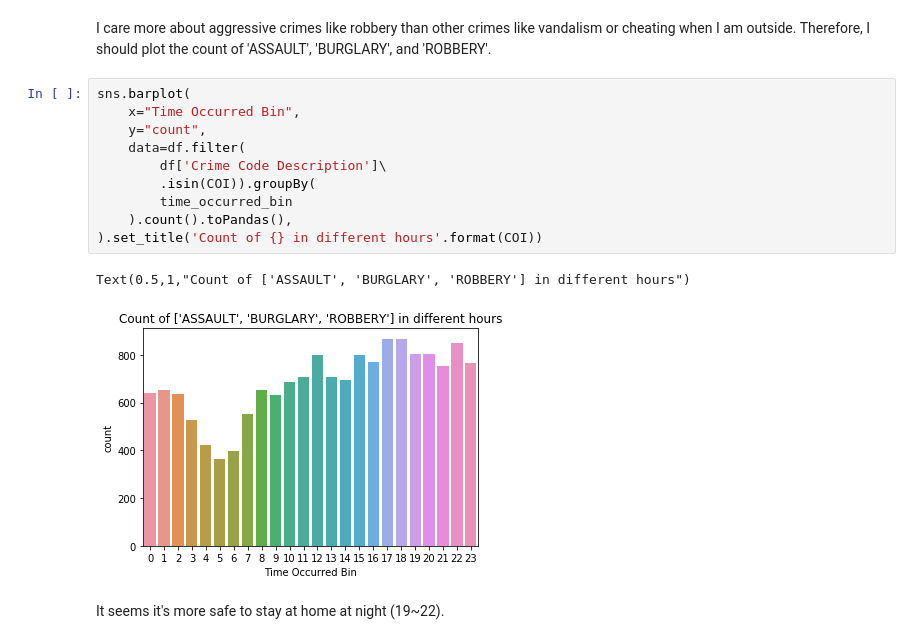
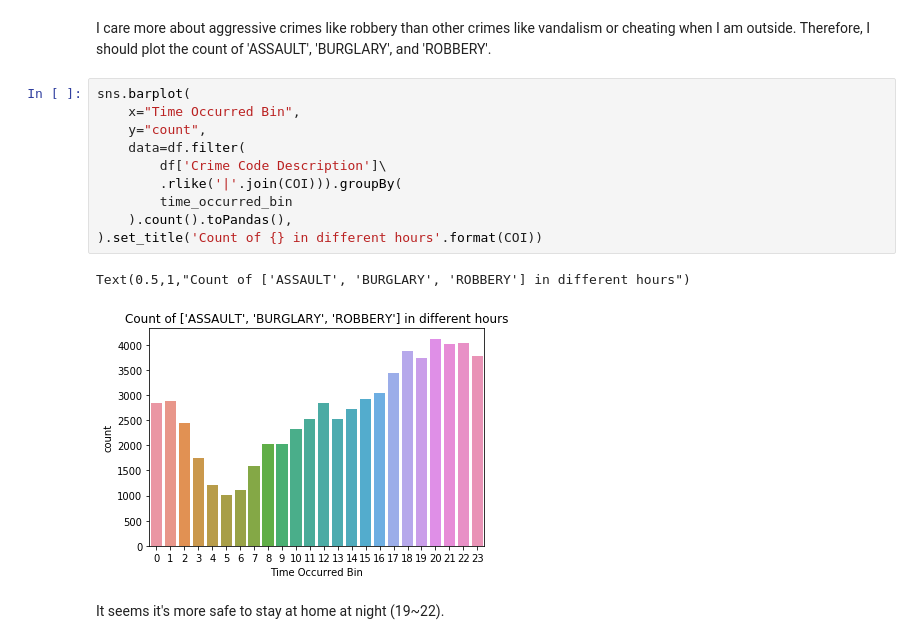
Before and after one commit to Shaofanl/LA_Crime_Analysis, a Jupyter notebook: 1.batch/LA_crime.ipynb, the cells around one changed output. Saved outputs shown, nothing was run; the diff lists cells and outputs as text.

Commit message:
update 1.batch: isin(COI) -> contains(COI)

```diff
--- a/1.batch/LA_crime.ipynb
+++ b/1.batch/LA_crime.ipynb
@@ -289,16 +289,16 @@ I care more about aggressive crimes like robbery than other crimes like vandalis
 # %%
 sns.barplot(
     x="Time Occurred Bin",
     y="count",
     data=df.filter(
         df['Crime Code Description']\
-        .isin(COI)).groupBy(
+        .rlike('|'.join(COI))).groupBy(
         time_occurred_bin
     ).count().toPandas(),
 ).set_title('Count of {} in different hours'.format(COI))
 # %% [output]
 Text(0.5,1,"Count of ['ASSAULT', 'BURGLARY', 'ROBBERY'] in different hours")
-[figure, old version]
+[figure, new version]
 # %% [markdown]
 It seems it's more safe to stay at home at night (19~22).
 # %% [markdown]
```
Also changed, not shown: parts of 2 cells of this notebook.
